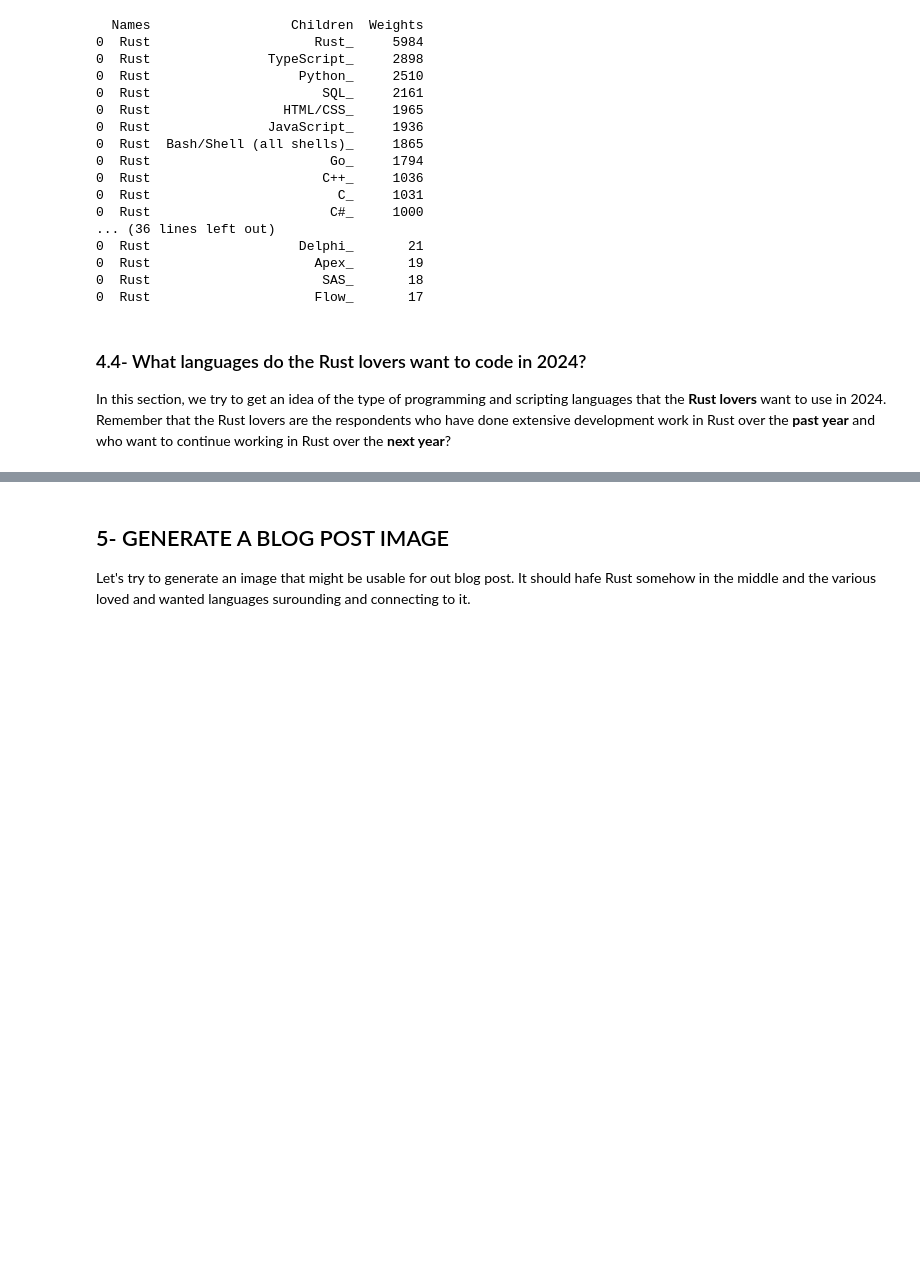
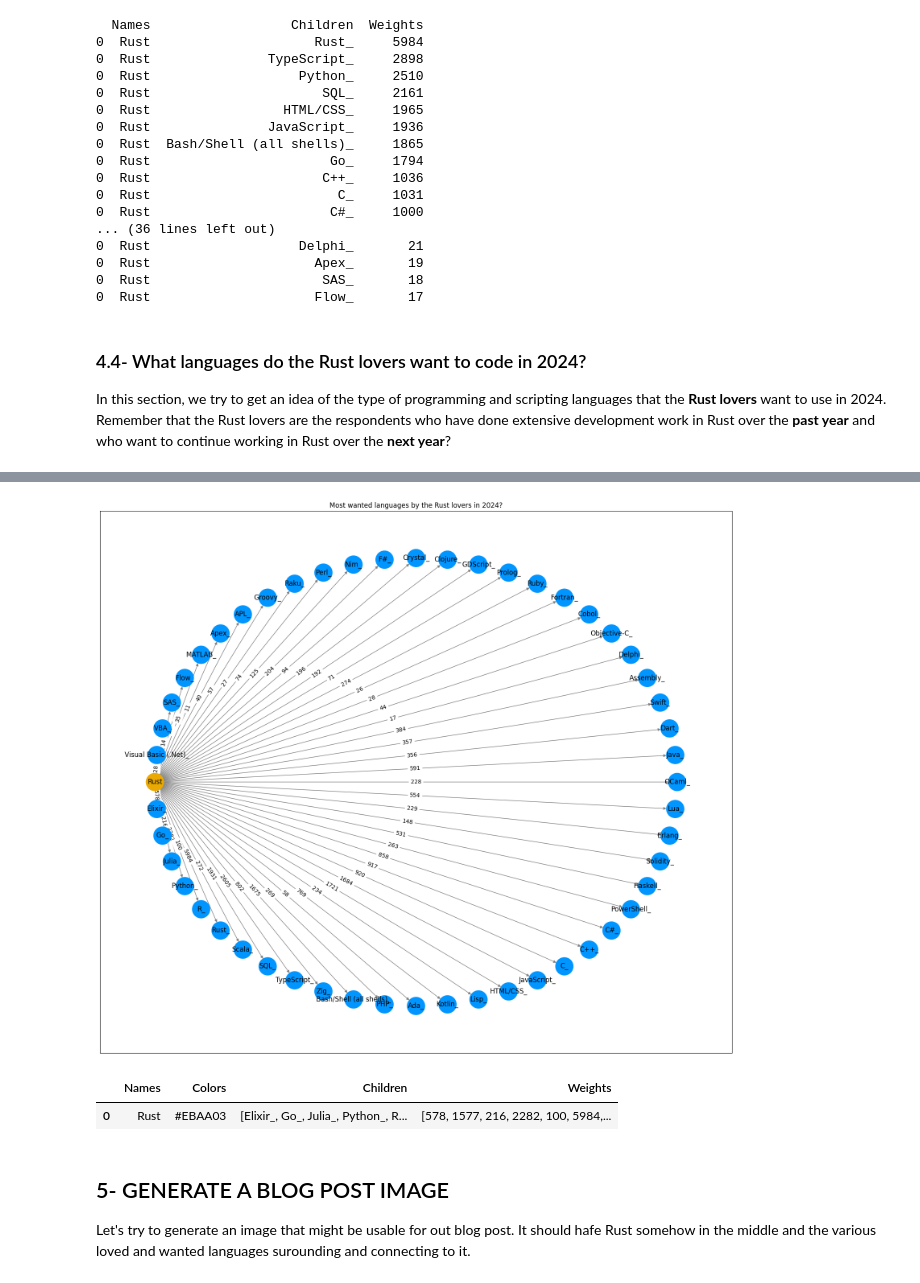
Before and after one commit to fab7/LAB-Data-Science-Blog-Post, a Jupyter notebook: notebook/who_are_the_rust_users.ipynb, the cells around one changed output, grey strips where cells are left out. Drawn from its saved outputs; the diff is of its cells as text; code cells hidden in the pictures; blank space fills up the shorter version.

```diff
--- a/notebook/who_are_the_rust_users.ipynb
+++ b/notebook/who_are_the_rust_users.ipynb
@@ -676,6 +463,10 @@ df_rust_lovers['LanguageWantToWorkWith']
 # %%
-rust_dependency_graph(df_rust_admirers, df_rust_lovers,
+bu.rust_dependency_graph(df_rust_admirers, df_rust_lovers,
                       'Most wanted languages by the Rust lovers in 2024?', 'users')
+# %% [output]
+[figure, added]
+|  | Names | Colors | Children | Weights |
+| 0 | Rust | #EBAA03 | [Elixir_, Go_, Julia_, Python_, R... | [578, 1577, 216, 2282, 100, 5984,... |
 # %% [markdown]
 ## 5- GENERATE A BLOG POST IMAGE
 Let's try to generate an image that might be usable for out blog post. It should hafe Rust somehow in the middle and the various loved and wanted languages surounding and connecting to it.
```
Also changed, not shown: parts of 22 cells of this notebook, 2 other files.
